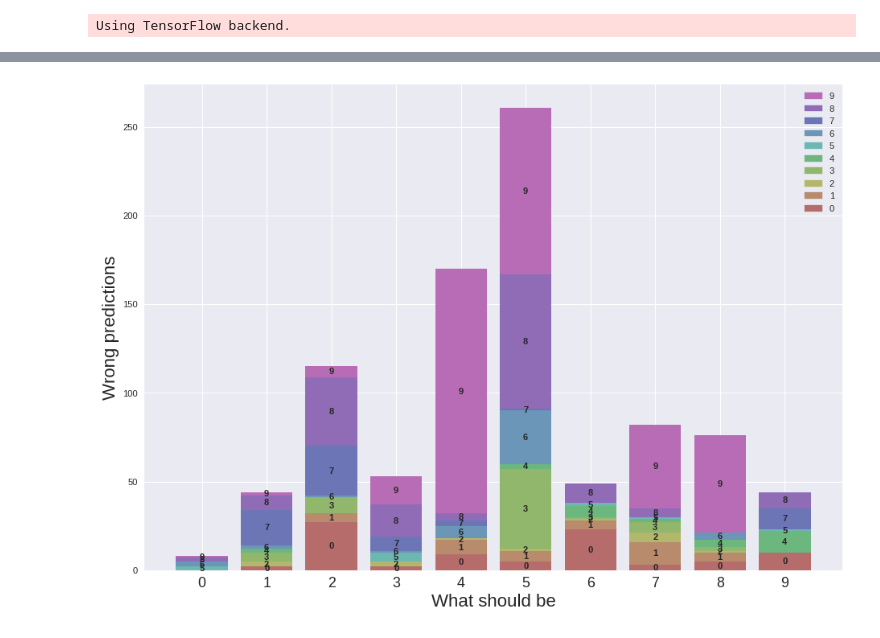
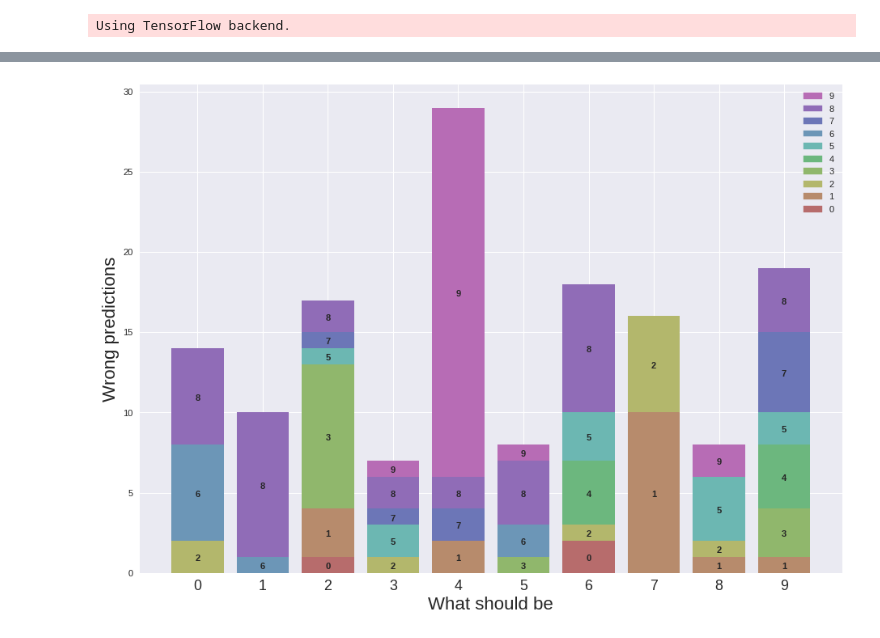
Before and after one commit to ddaletski/Data-Science-Training, a Jupyter notebook: ipython_notebooks/Mnist for kaggle.ipynb, the cells around one changed output, grey strips where cells are left out. Cells and saved outputs as stored; diff of their text form; code cells hidden in the pictures.

```diff
--- a/ipython_notebooks/Mnist for kaggle.ipynb
+++ b/ipython_notebooks/Mnist for kaggle.ipynb
@@ -53,3 +25,0 @@ cnn.compile(loss='categorical_crossentropy', optimizer='rmsprop', metrics=['accu
-# %%
-trainX = train.loc[:, 'pixel0':].as_matrix().astype(int).reshape((-1, 28, 28, 1))
-cnn.fit(trainX, keras.utils.to_categorical(train['label']), validation_split=0.2, batch_size=50, epochs=5)
@@ -110,0 +187,3 @@ def error_plot(predictions, true):
+# %%
+model = DigitRecognizer()
+model.fit(trainX, train['label'], epochs=10)
@@ -111,10 +208,9 @@ def error_plot(predictions, true):
 # %%
-predictions = cnn.predict(trainX)
+predictions = model.predict(trainX)
 decoded = decode_one_hot(predictions)
 error_idx = decoded != train['label']
 wrong = predictions[error_idx]
 true = train['label'][error_idx]
+error_plot(decode_one_hot(predictions), train['label'])
+# %% [output]
+[figure, added]
-# %%
-error_plot(decode_one_hot(predictions), train['label'])
-# %% [output]
-[figure, removed]
```
Also changed, not shown: parts of 17 cells of this notebook, 1 other file.
